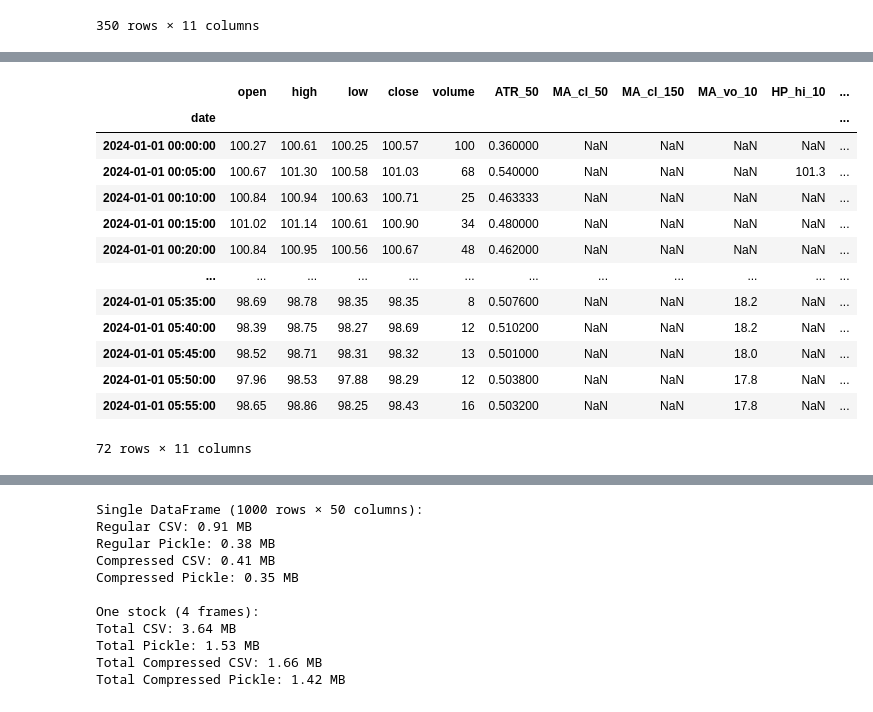
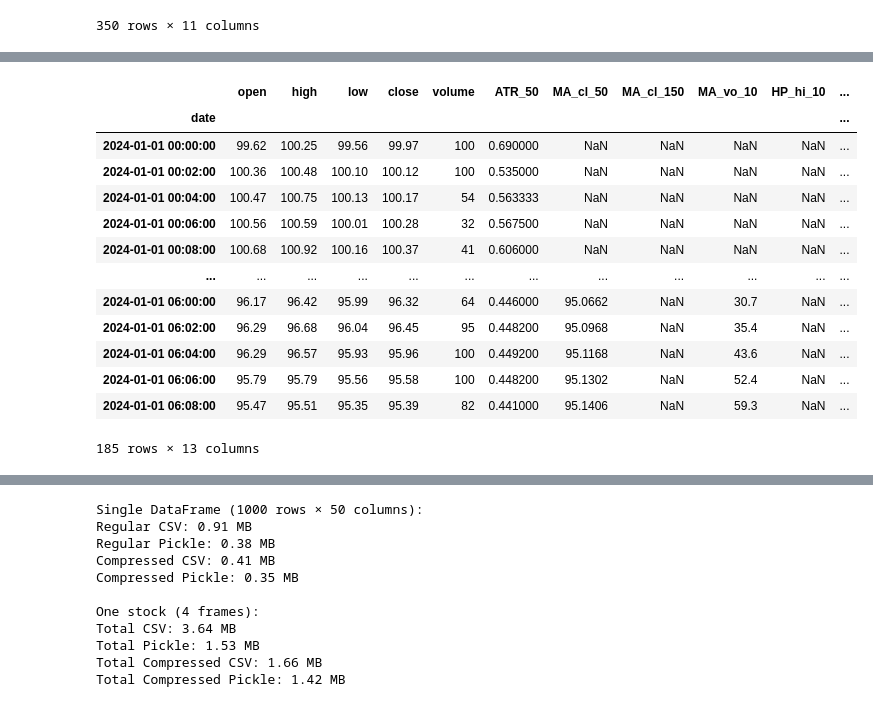
Before and after one commit to Design-01/stockbot_4, a Jupyter notebook: frames.ipynb, the cells around one changed output, grey strips where cells are left out. Drawn from its saved outputs; the diff is of its cells as text; code cells hidden in the pictures.

```diff
--- a/frames.ipynb
+++ b/frames.ipynb
@@ -854,5 +966,5 @@ Viewing snapshot 1/50 - Date: 2024-01-01 05:50:00 (location 350)
 | 2024-01-01 05:49:00 | 98.84 | 99.34 | 98.84 | 99.07 | 7 | 0.4836 | 99.0624 | 98.369933 | 46.0 | NaN | ... |
 350 rows × 11 columns
 # %%
-sx.frames['5 mins'].get_snapshot(2, plot=True, width=1000, height=600)
+sx.frames['2 mins'].get_snapshot(10, plot=True, width=1000, height=600)
 # %% [output]
@@ -860,16 +972,16 @@ Viewing snapshot 3/12 - Date: 2024-01-01 05:55:00 (location 71)
 |  | open | high | low | close | volume | ATR_50 | MA_cl_50 | MA_cl_150 | MA_vo_10 | HP_hi_10 | ... |
 | date |  |  |  |  |  |  |  |  |  |  | ... |
-| 2024-01-01 00:00:00 | 100.27 | 100.61 | 100.25 | 100.57 | 100 | 0.360000 | NaN | NaN | NaN | NaN | ... |
-| 2024-01-01 00:05:00 | 100.67 | 101.30 | 100.58 | 101.03 | 68 | 0.540000 | NaN | NaN | NaN | 101.3 | ... |
-| 2024-01-01 00:10:00 | 100.84 | 100.94 | 100.63 | 100.71 | 25 | 0.463333 | NaN | NaN | NaN | NaN | ... |
-| 2024-01-01 00:15:00 | 101.02 | 101.14 | 100.61 | 100.90 | 34 | 0.480000 | NaN | NaN | NaN | NaN | ... |
-| 2024-01-01 00:20:00 | 100.84 | 100.95 | 100.56 | 100.67 | 48 | 0.462000 | NaN | NaN | NaN | NaN | ... |
+| 2024-01-01 00:00:00 | 99.62 | 100.25 | 99.56 | 99.97 | 100 | 0.690000 | NaN | NaN | NaN | NaN | ... |
+| 2024-01-01 00:02:00 | 100.36 | 100.48 | 100.10 | 100.12 | 100 | 0.535000 | NaN | NaN | NaN | NaN | ... |
+| 2024-01-01 00:04:00 | 100.47 | 100.75 | 100.13 | 100.17 | 54 | 0.563333 | NaN | NaN | NaN | NaN | ... |
+| 2024-01-01 00:06:00 | 100.56 | 100.59 | 100.01 | 100.28 | 32 | 0.567500 | NaN | NaN | NaN | NaN | ... |
+| 2024-01-01 00:08:00 | 100.68 | 100.92 | 100.16 | 100.37 | 41 | 0.606000 | NaN | NaN | NaN | NaN | ... |
 | ... | ... | ... | ... | ... | ... | ... | ... | ... | ... | ... | ... |
-| 2024-01-01 05:35:00 | 98.69 | 98.78 | 98.35 | 98.35 | 8 | 0.507600 | NaN | NaN | 18.2 | NaN | ... |
-| 2024-01-01 05:40:00 | 98.39 | 98.75 | 98.27 | 98.69 | 12 | 0.510200 | NaN | NaN | 18.2 | NaN | ... |
-| 2024-01-01 05:45:00 | 98.52 | 98.71 | 98.31 | 98.32 | 13 | 0.501000 | NaN | NaN | 18.0 | NaN | ... |
-| 2024-01-01 05:50:00 | 97.96 | 98.53 | 97.88 | 98.29 | 12 | 0.503800 | NaN | NaN | 17.8 | NaN | ... |
-| 2024-01-01 05:55:00 | 98.65 | 98.86 | 98.25 | 98.43 | 16 | 0.503200 | NaN | NaN | 17.8 | NaN | ... |
+| 2024-01-01 06:00:00 | 96.17 | 96.42 | 95.99 | 96.32 | 64 | 0.446000 | 95.0662 | NaN | 30.7 | NaN | ... |
+| 2024-01-01 06:02:00 | 96.29 | 96.68 | 96.04 | 96.45 | 95 | 0.448200 | 95.0968 | NaN | 35.4 | NaN | ... |
+| 2024-01-01 06:04:00 | 96.29 | 96.57 | 95.93 | 95.96 | 100 | 0.449200 | 95.1168 | NaN | 43.6 | NaN | ... |
+| 2024-01-01 06:06:00 | 95.79 | 95.79 | 95.56 | 95.58 | 100 | 0.448200 | 95.1302 | NaN | 52.4 | NaN | ... |
+| 2024-01-01 06:08:00 | 95.47 | 95.51 | 95.35 | 95.39 | 82 | 0.441000 | 95.1406 | NaN | 59.3 | NaN | ... |
-72 rows × 11 columns
+185 rows × 13 columns
 # %%
 sx.frames['1 min'].run_snapshots(0,50, plot=True, display_df=False, sleep_time=0.1, width=2000, height=1500)
```
Also changed, not shown: parts of 4 cells of this notebook, 3 other files.
